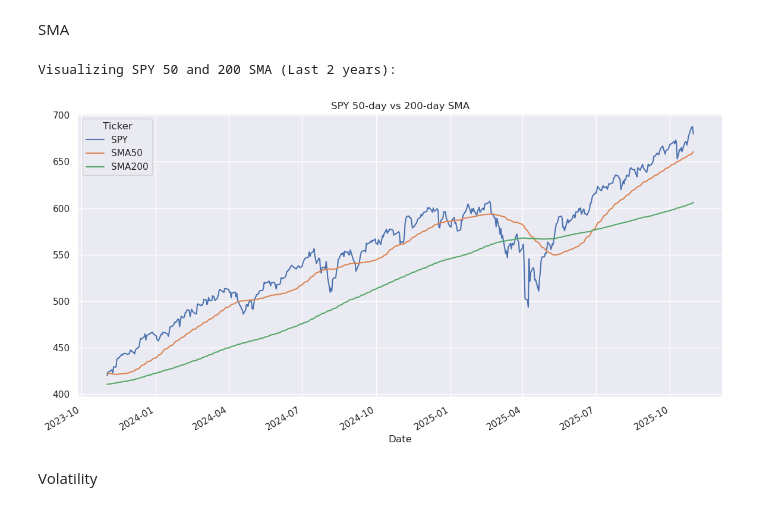
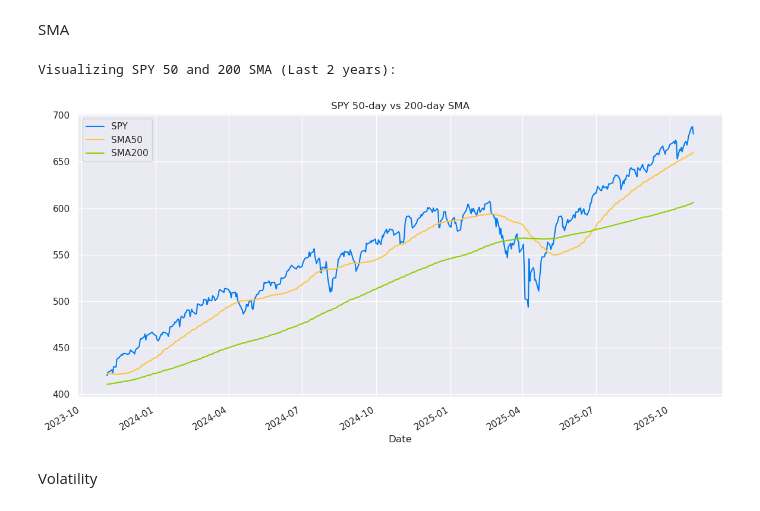
Before and after one commit to Henryy2510/draft, a Jupyter notebook: preparation.ipynb, the cells around one changed output. Drawn from its saved outputs; the diff is of its cells as text; code cells hidden in the pictures.

```diff
--- a/preparation.ipynb
+++ b/preparation.ipynb
@@ -67,0 +69,7 @@ Data loading completed.
+# %%
+all_data = pd.read_csv('stock_data.csv', index_col=0, parse_dates=True)
+# all_data.to_csv('stock_data.csv'  )
+# print(f"Data exported to 'stock_data.csv'")
+# print(f"Shape: {all_data.shape}")
+# print(f"Date range: {all_data.index.min()} to {all_data.index.max()}")
+all_data
@@ -131,15 +157,19 @@ SMA
 # %%
 # Calculate 50-day and 200-day SMA for SPY
 spy['SMA50'] = spy['SPY'].rolling(window=50).mean()
 spy['SMA200'] = spy['SPY'].rolling(window=200).mean()
 
 # Visualize SMA (only last 2 years for clarity)
 print("Visualizing SPY 50 and 200 SMA (Last 2 years):")
-spy.iloc[-500:][['SPY', 'SMA50', 'SMA200']].plot(title='SPY 50-day vs 200-day SMA', figsize=(14, 7))
+spy.iloc[-500:][['SPY', 'SMA50', 'SMA200']].plot(
+    title='SPY 50-day vs 200-day SMA',
+    figsize=(14, 7),
+    color={'SPY': '#017cf3', 'SMA50': '#ffc340', 'SMA200': '#8fce00'}
+)
 plt.show()
 # %% [output]
 Visualizing SPY 50 and 200 SMA (Last 2 years):
-[figure, old version]
+[figure, new version]
 # %% [markdown]
 Volatility
 # %%
```
Also changed, not shown: parts of 26 cells of this notebook, 1 other file.
